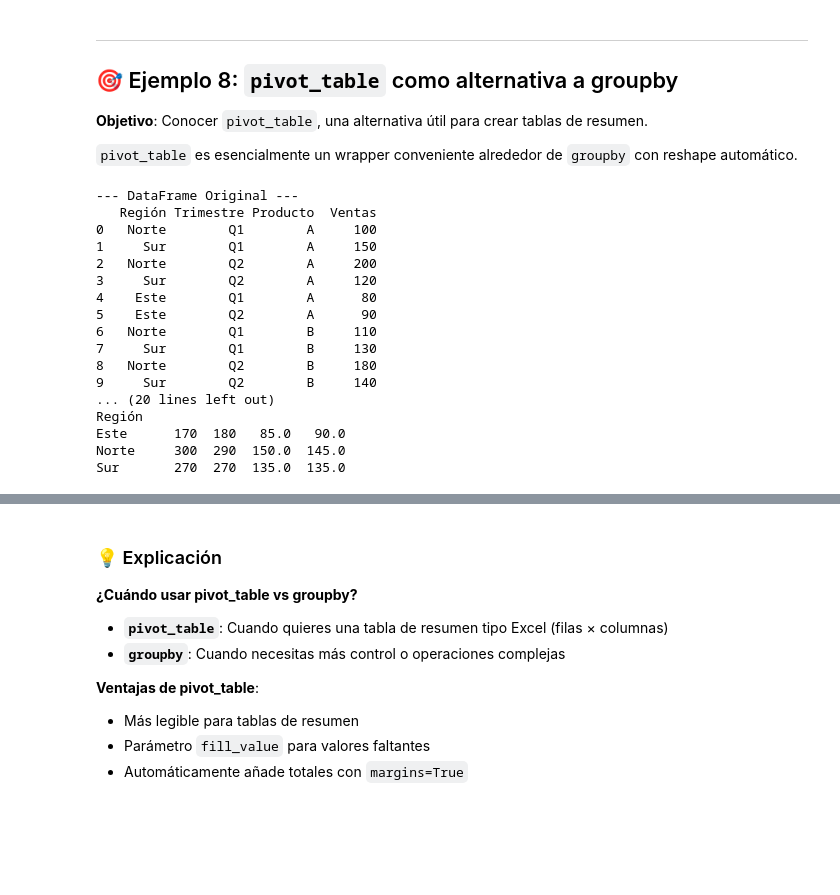
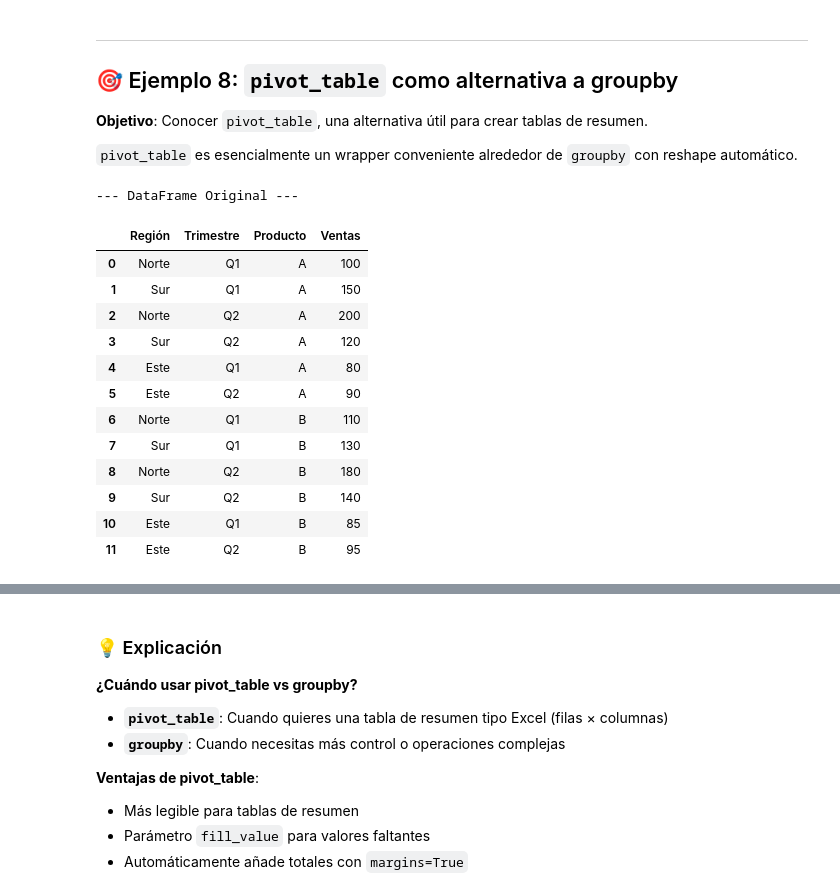
Before and after one commit to financieras/big_data, a Jupyter notebook: python/groupby.ipynb, the cells around one changed output, grey strips where cells are left out. Drawn from its saved outputs; the diff is of its cells as text; code cells hidden in the pictures; blank space fills up the shorter version.

```diff
--- a/python/groupby.ipynb
+++ b/python/groupby.ipynb
@@ -561,61 +608,29 @@ Es un patrón típico en análisis de negocio.
 # %%
 import pandas as pd
 
 # Datos de ventas
 data = {
     'Región': ['Norte', 'Sur', 'Norte', 'Sur', 'Este', 'Este'] * 2,
     'Trimestre': ['Q1', 'Q1', 'Q2', 'Q2', 'Q1', 'Q2'] * 2,
     'Producto': ['A', 'A', 'A', 'A', 'A', 'A', 'B', 'B', 'B', 'B', 'B', 'B'],
     'Ventas': [100, 150, 200, 120, 80, 90, 110, 130, 180, 140, 85, 95]
 }
 df = pd.DataFrame(data)
 
-print("--- DataFrame Original ---")
-print(df)
-
-# Usando groupby (más verboso)
-resultado_groupby = df.groupby(['Región', 'Trimestre'])['Ventas'].sum().unstack()
-print("\n--- Resultado con groupby ---")
-print(resultado_groupby)
-
-# Usando pivot_table (más intuitivo para tablas)
-resultado_pivot = pd.pivot_table(
-    df,
-    values='Ventas',
-    index='Región',
-    columns='Trimestre',
-    aggfunc='sum',
-    fill_value=0
-)
-print("\n--- Resultado con pivot_table ---")
-print(resultado_pivot)
-
-# Pivot table con múltiples agregaciones
-pivot_completo = pd.pivot_table(
-    df,
-    values='Ventas',
-    index='Región',
-    columns='Producto',
-    aggfunc=['sum', 'mean'],
-    fill_value=0
-)
-print("\n--- Pivot table con múltiples agregaciones ---")
-print(pivot_completo)
+print("--- DataFrame Original ---\n")
+df
 # %% [output]
 --- DataFrame Original ---
-   Región Trimestre Producto  Ventas
-0   Norte        Q1        A     100
-1     Sur        Q1        A     150
-2   Norte        Q2        A     200
-3     Sur        Q2        A     120
-4    Este        Q1        A      80
-5    Este        Q2        A      90
-6   Norte        Q1        B     110
-7     Sur        Q1        B     130
-8   Norte        Q2        B     180
-9     Sur        Q2        B     140
-... (20 lines left out)
-Región
-Este      170  180   85.0   90.0
-Norte     300  290  150.0  145.0
-Sur       270  270  135.0  135.0
+|  | Región | Trimestre | Producto | Ventas |
+| 0 | Norte | Q1 | A | 100 |
+| 1 | Sur | Q1 | A | 150 |
+| 2 | Norte | Q2 | A | 200 |
+| 3 | Sur | Q2 | A | 120 |
+| 4 | Este | Q1 | A | 80 |
+| 5 | Este | Q2 | A | 90 |
+| 6 | Norte | Q1 | B | 110 |
+| 7 | Sur | Q1 | B | 130 |
+| 8 | Norte | Q2 | B | 180 |
+| 9 | Sur | Q2 | B | 140 |
+| 10 | Este | Q1 | B | 85 |
+| 11 | Este | Q2 | B | 95 |
```
Also changed, not shown: parts of 40 cells of this notebook.
